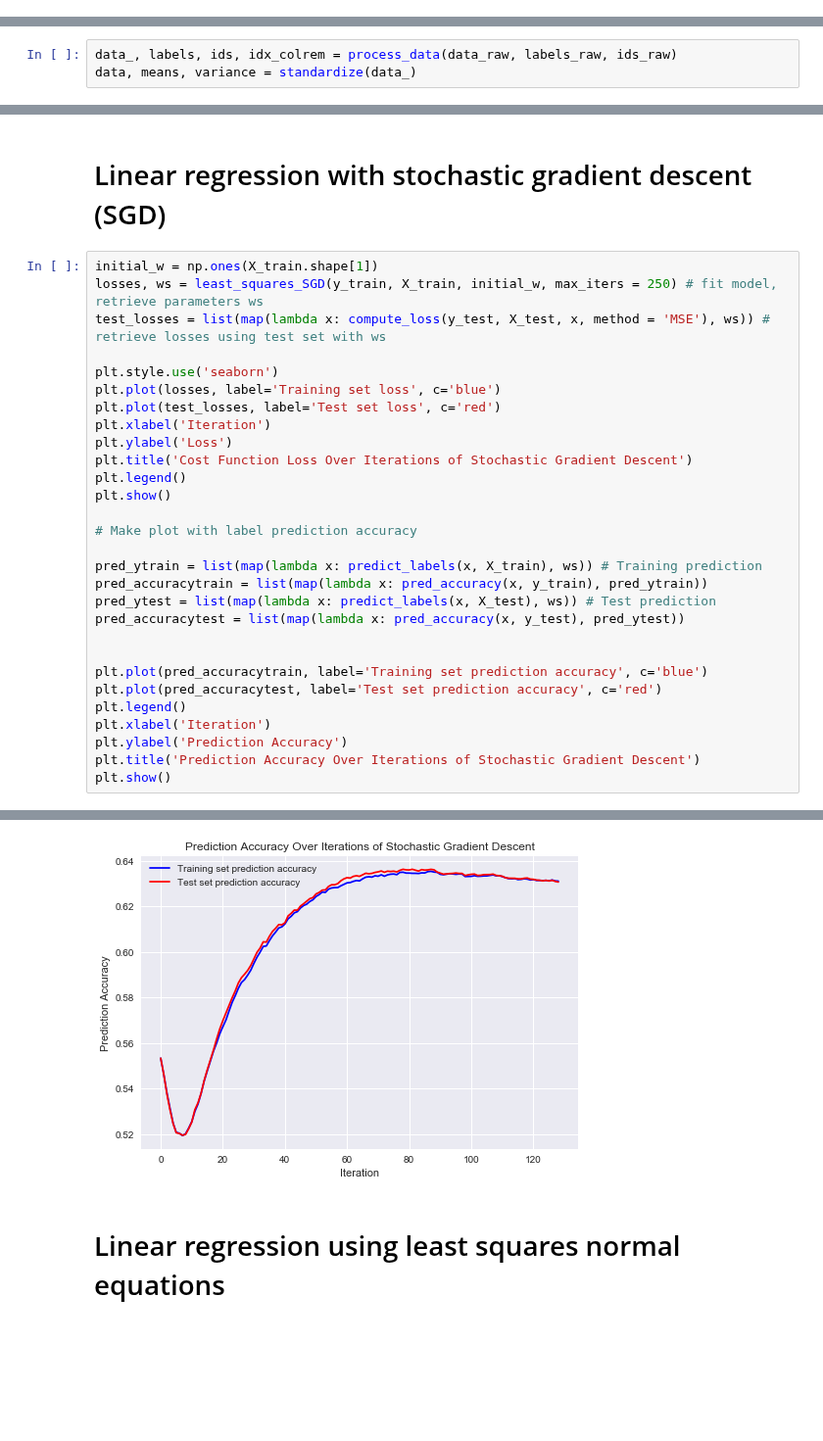
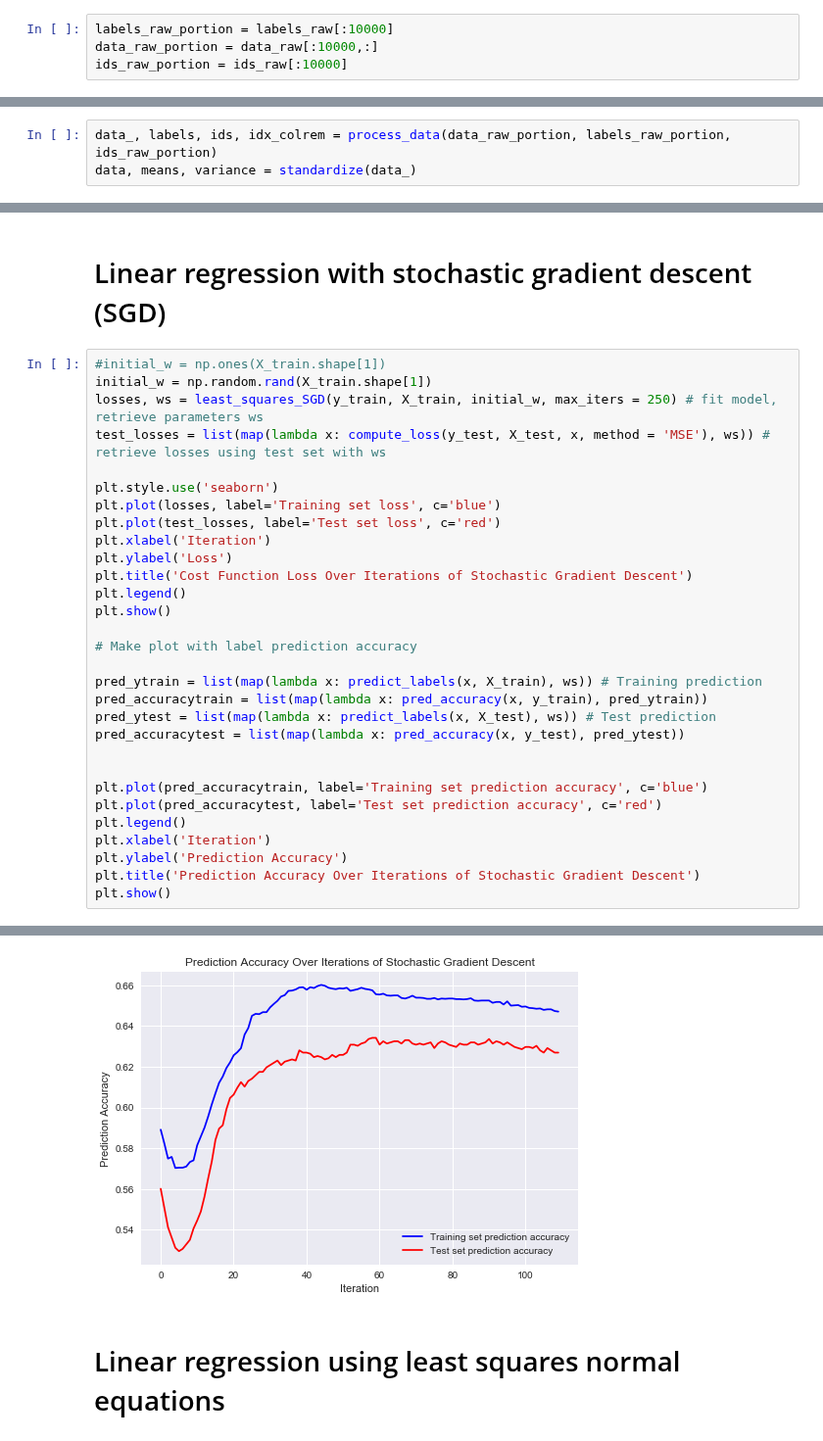
Before and after one commit to hhschede/machine_learning, a Jupyter notebook: project_1/main.ipynb, the cells around one changed output, grey strips where cells are left out. Shown at 98% size. Saved outputs shown, nothing was run; the diff lists cells and outputs as text; blank space fills up the shorter version.

Commit message:
added logistic regression, sample size reduction
also randomized weights

```diff
--- a/project_1/main.ipynb
+++ b/project_1/main.ipynb
@@ -24,7 +29,11 @@ Data loading
+# %%
+labels_raw_portion = labels_raw[:10000]
+data_raw_portion = data_raw[:10000,:]
+ids_raw_portion = ids_raw[:10000]
 # %% [markdown]
 Data filtering and standardization
 ===
 # %%
-data_, labels, ids, idx_colrem = process_data(data_raw, labels_raw, ids_raw)
+data_, labels, ids, idx_colrem = process_data(data_raw_portion, labels_raw_portion, ids_raw_portion)
 data, means, variance = standardize(data_)
 # %% [output]
@@ -86,7 +96,8 @@ plt.show()
 Linear regression with stochastic gradient descent (SGD)
 ===
 # %%
-initial_w = np.ones(X_train.shape[1])
+#initial_w = np.ones(X_train.shape[1])
+initial_w = np.random.rand(X_train.shape[1])
 losses, ws = least_squares_SGD(y_train, X_train, initial_w, max_iters = 250) # fit model, retrieve parameters ws
 test_losses = list(map(lambda x: compute_loss(y_test, X_test, x, method = 'MSE'), ws)) # retrieve losses using test set with ws
 
@@ -119,4 +130,4 @@ plt.show()
-[figure, old version]
+[figure, new version]
 # %% [markdown]
 Linear regression using least squares normal equations
 ===
```
Also changed, not shown: parts of 12 cells of this notebook.
